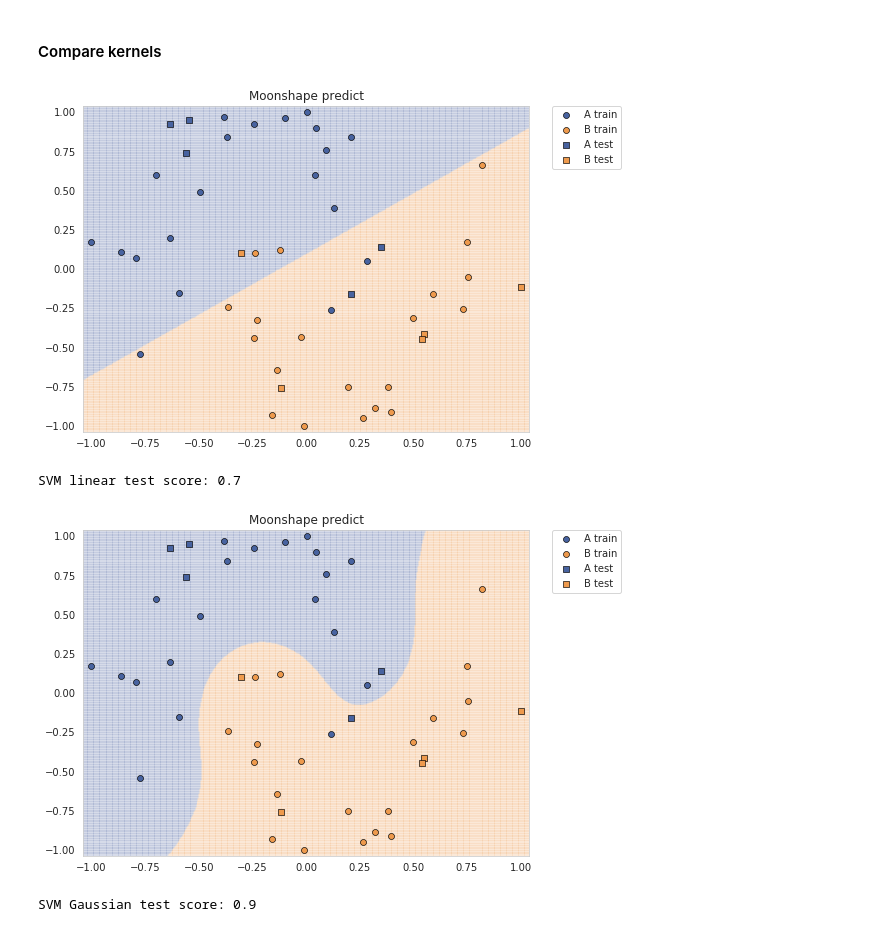
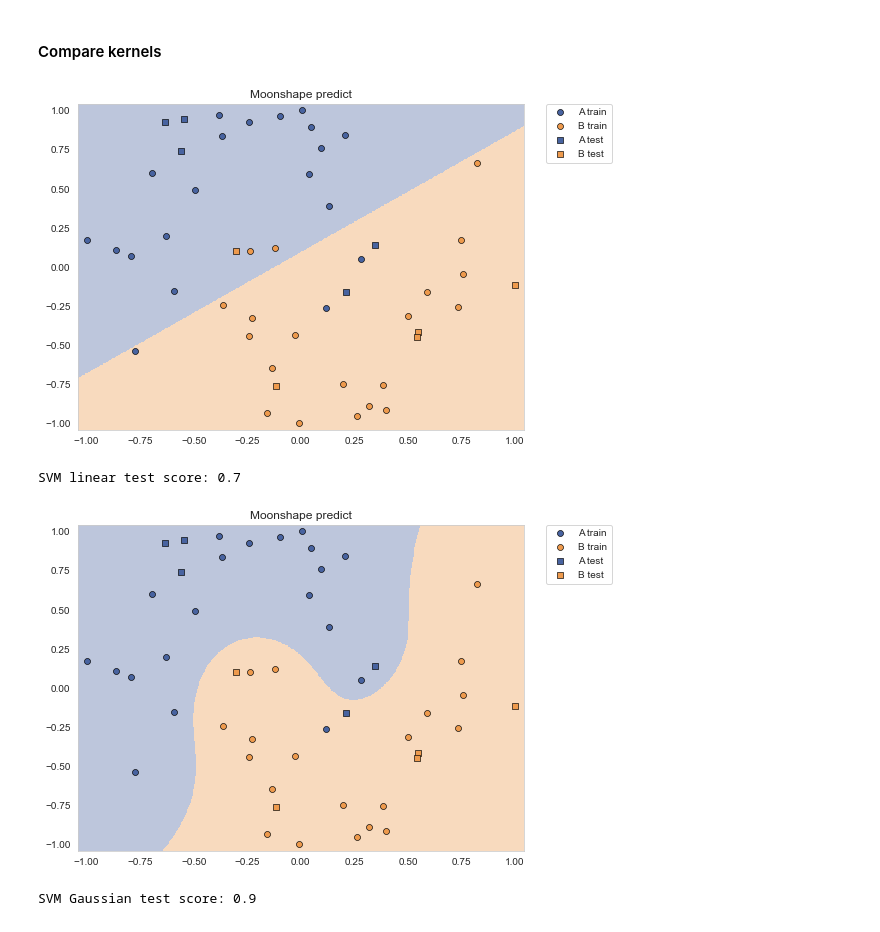
Before and after one commit to doggydoggy0101/Genetic_quantum_feature_map, a Jupyter notebook: demo_sim.ipynb, the cells around one changed output. Saved outputs shown, nothing was run; the diff lists cells and outputs as text; code cells hidden in the pictures.

```diff
--- a/demo_sim.ipynb
+++ b/demo_sim.ipynb
@@ -439,35 +441,35 @@ score = model_svc.score(test_x, test_y)
 
 cmap = matplotlib.colors.LinearSegmentedColormap.from_list("", ["#4863A0","#EE9A4D"])
 meshgrid_colors = svc_l.predict(meshgrid_features)
 
 plt.figure(figsize=(8,6))
 meshgrid_colors = meshgrid_colors.reshape(xx.shape)
-plt.pcolormesh(xx, yy, meshgrid_colors, cmap=cmap, alpha=0.06)
+plt.pcolormesh(xx, yy, meshgrid_colors, cmap=cmap, alpha=0.36)
 
 plt.scatter(
     train_x[np.where(train_y[:] == 0), 0], train_x[np.where(train_y[:] == 0), 1],
     marker="o", color="#4863A0", edgecolors="k", linewidths=0.64, label="A train")
 
 plt.scatter(
     train_x[np.where(train_y[:] == 1), 0], train_x[np.where(train_y[:] == 1), 1],
     marker="o", color="#EE9A4D", edgecolors="k", linewidths=0.64, label="B train")
 
 plt.scatter(
     test_x[np.where(test_y[:] == 0), 0], test_x[np.where(test_y[:] == 0), 1],
     marker="s", color="#4863A0", edgecolors="k", linewidths=0.64, label="A test")
 
 plt.scatter(
     test_x[np.where(test_y[:] == 1), 0], test_x[np.where(test_y[:] == 1), 1],
     marker="s", color="#EE9A4D", edgecolors="k", linewidths=0.64, label="B test")
 
 plt.legend(bbox_to_anchor=(1.05,1), loc="upper left", borderaxespad=0.0)
 plt.title("Moonshape predict")
 plt.grid(False)
 plt.show()
 
 print(f'SVM linear test score: {score}')
 # %% [output]
-[figure, old version]
+[figure, new version]
 SVM linear test score: 0.7
 # %%
 model_svc = SVC(kernel='rbf',gamma=5)
@@ -479,7 +481,7 @@ meshgrid_colors = svc_p.predict(meshgrid_features)
 
 plt.figure(figsize=(8,6))
 meshgrid_colors = meshgrid_colors.reshape(xx.shape)
-plt.pcolormesh(xx, yy, meshgrid_colors, cmap=cmap, alpha=0.06)
+plt.pcolormesh(xx, yy, meshgrid_colors, cmap=cmap, alpha=0.36)
 
 plt.scatter(
     train_x[np.where(train_y[:] == 0), 0], train_x[np.where(train_y[:] == 0), 1],
@@ -504,7 +506,7 @@ plt.show()
 
 print(f'SVM Gaussian test score: {score}')
 # %% [output]
-[figure, old version]
+[figure, new version]
 SVM Gaussian test score: 0.9
 # %%
 X0, X1 = train_x[:, 0], train_x[:, 1]
```
Also changed, not shown: parts of 8 cells of this notebook, 1 other file.
